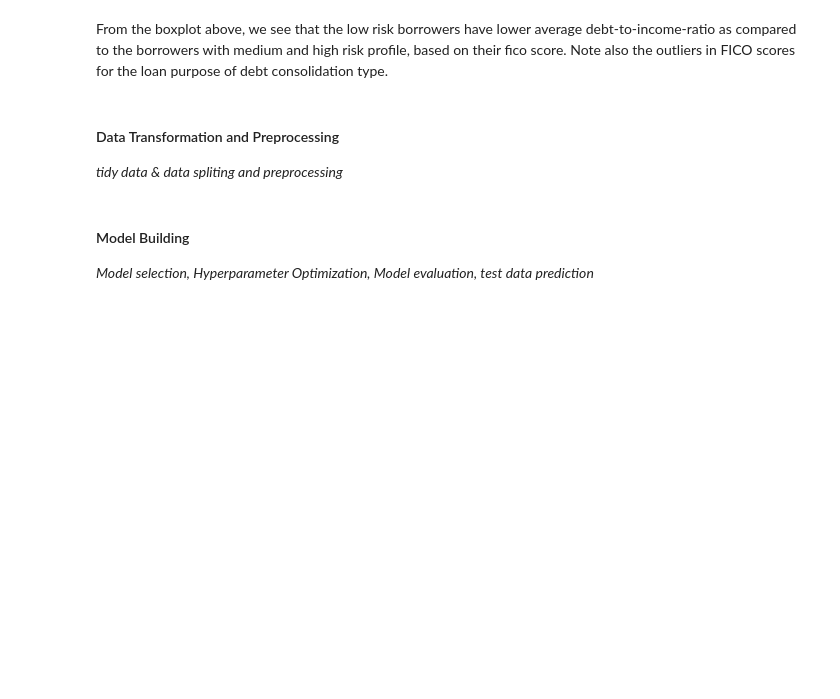
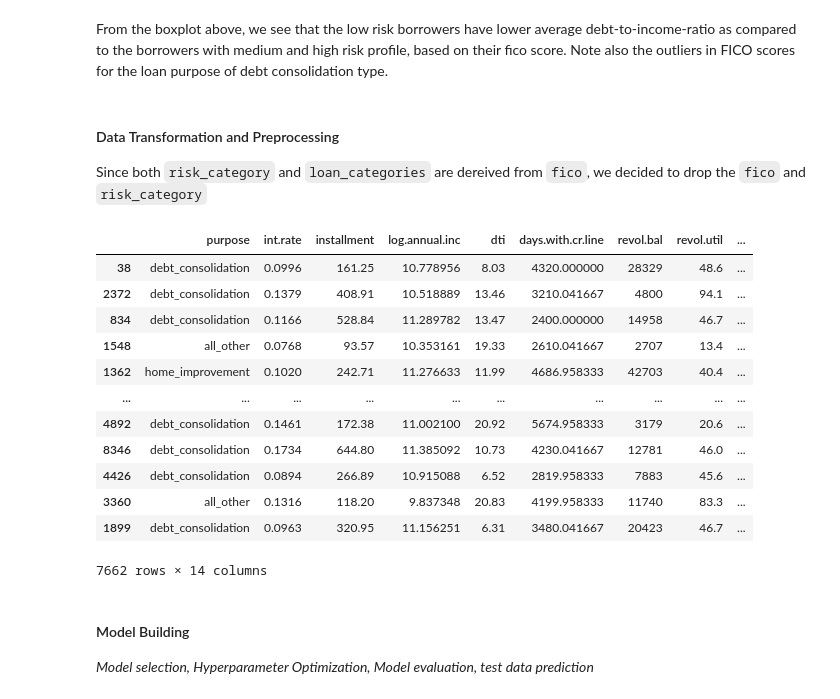
Before and after one commit to UBC-MDS/P2P_Loan, a Jupyter notebook: notebooks/p2p_lending_risk_analysis_report.ipynb, the cells around one changed output. Saved outputs shown, nothing was run; the diff lists cells and outputs as text; code cells hidden in the pictures; blank space fills up the shorter version.

```diff
--- a/notebooks/p2p_lending_risk_analysis_report.ipynb
+++ b/notebooks/p2p_lending_risk_analysis_report.ipynb
@@ -213,16 +286,23 @@ fico score of at least 720 (Low Risk), 'fico' score between 650 and 720 ('Medium
 # %%
 # Creating Risk Categories
 conditions = [
-    (p2ploan_df['fico'] >= 720),
-    (p2ploan_df['fico'] < 720) & (p2ploan_df['fico'] >= 650),
-    (p2ploan_df['fico'] < 650)
+    (train_df['fico'] >= 720),
+    (train_df['fico'] < 720) & (train_df['fico'] >= 650),
+    (train_df['fico'] < 650)
 ]
 categories = ['Low Risk', 'Medium Risk', 'High Risk']
-p2ploan_df['risk_category'] = np.select(conditions, categories, default='Unknown')
+train_df['risk_category'] = np.select(conditions, categories, default='Unknown')
 
-categories_hist = alt.Chart(p2ploan_df).mark_bar().encode(
+conditions = [
+    (test_df['fico'] >= 720),
+    (test_df['fico'] < 720) & (test_df['fico'] >= 650),
+    (test_df['fico'] < 650)
+]
+test_df['risk_category'] = np.select(conditions, categories, default='Unknown')
+
+categories_hist = alt.Chart(train_df).mark_bar().encode(
     x=alt.X('risk_category:N', title='Risk Categories'),
-    y=alt.Y('count()', title='Count') \
+    y=alt.Y('count()', title='Count')
 ).properties(
     height=300,
     width=400,
@@ -267,4 +347,19 @@ purpose_fico_boxplot | risk_dti_boxplot
 From the boxplot above, we see that the low risk borrowers have lower average debt-to-income-ratio as compared to the borrowers with medium and high risk profile, based on their fico score. Note also the outliers in FICO scores for the loan purpose of debt consolidation type.
 # %% [markdown]
 ####  Data Transformation and Preprocessing <br>
-_tidy data & data spliting and preprocessing_
+Since both `risk_category` and `loan_categories` are dereived from `fico`, we decided to drop the `fico` and `risk_category`
+# %%
+
+
+# Step 2: Split into training and testing sets
+X_train = train_df.drop(columns=['not.fully.paid',
+                                 "fico",
+                                 "risk_category"])  # Features
+
+y_train = train_df['not.fully.paid']                # Target
+
+X_test = test_df.drop(columns=['not.fully.paid',
+                             "fico",
+                             "risk_category"])  # Features
+
+y_test = test_df['not.fully.paid']                # Target
@@ -271,3 +400,19 @@ _tidy data & data spliting and preprocessing_
+# %%
+X_train
+# %% [output]
+|  | purpose | int.rate | installment | log.annual.inc | dti | days.with.cr.line | revol.bal | revol.util | ... |
+| 38 | debt_consolidation | 0.0996 | 161.25 | 10.778956 | 8.03 | 4320.000000 | 28329 | 48.6 | ... |
+| 2372 | debt_consolidation | 0.1379 | 408.91 | 10.518889 | 13.46 | 3210.041667 | 4800 | 94.1 | ... |
+| 834 | debt_consolidation | 0.1166 | 528.84 | 11.289782 | 13.47 | 2400.000000 | 14958 | 46.7 | ... |
+| 1548 | all_other | 0.0768 | 93.57 | 10.353161 | 19.33 | 2610.041667 | 2707 | 13.4 | ... |
+| 1362 | home_improvement | 0.1020 | 242.71 | 11.276633 | 11.99 | 4686.958333 | 42703 | 40.4 | ... |
+| ... | ... | ... | ... | ... | ... | ... | ... | ... | ... |
+| 4892 | debt_consolidation | 0.1461 | 172.38 | 11.002100 | 20.92 | 5674.958333 | 3179 | 20.6 | ... |
+| 8346 | debt_consolidation | 0.1734 | 644.80 | 11.385092 | 10.73 | 4230.041667 | 12781 | 46.0 | ... |
+| 4426 | debt_consolidation | 0.0894 | 266.89 | 10.915088 | 6.52 | 2819.958333 | 7883 | 45.6 | ... |
+| 3360 | all_other | 0.1316 | 118.20 | 9.837348 | 20.83 | 4199.958333 | 11740 | 83.3 | ... |
+| 1899 | debt_consolidation | 0.0963 | 320.95 | 11.156251 | 6.31 | 3480.041667 | 20423 | 46.7 | ... |
+7662 rows × 14 columns
 # %% [markdown]
 ####  Model Building<br>
 _Model selection, Hyperparameter Optimization, Model evaluation, test data prediction_
```
Also changed, not shown: parts of 24 cells of this notebook, 1 other file.
